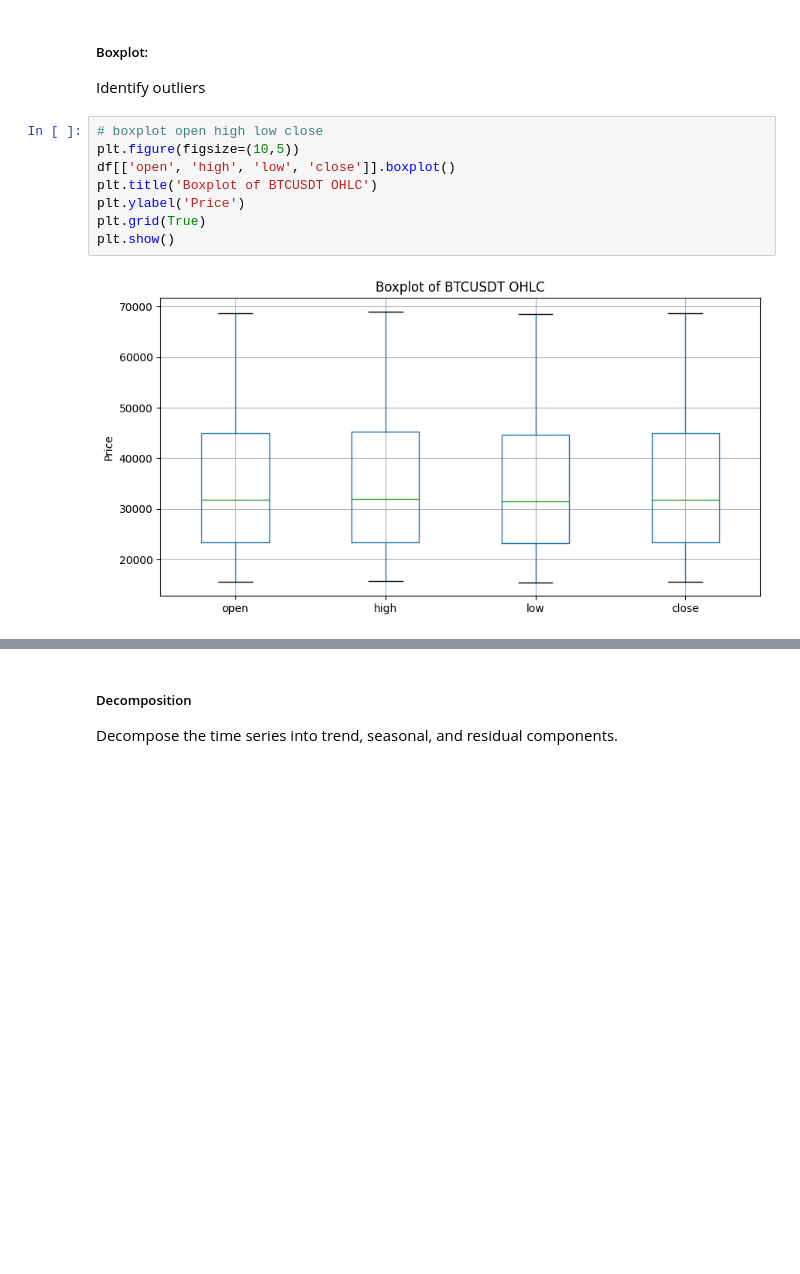
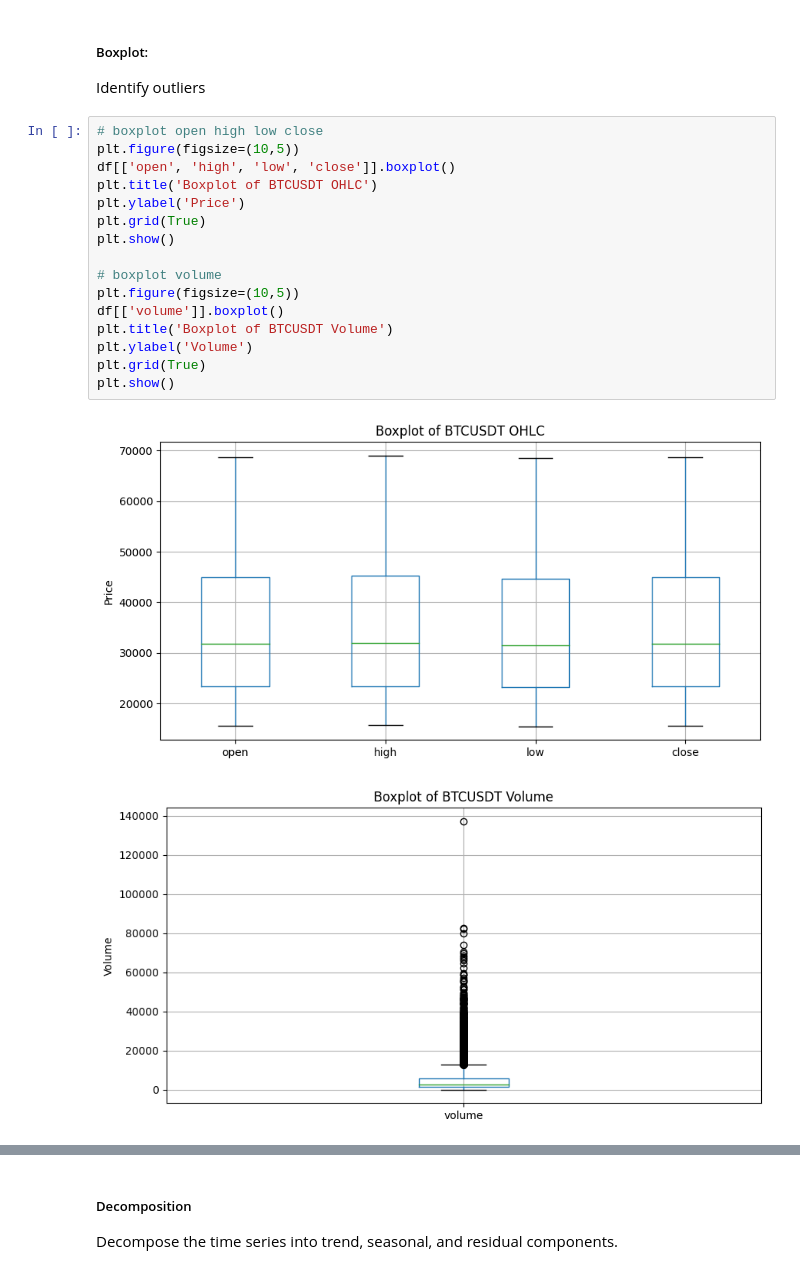
Before and after one commit to natapone/btc_live_price_prediction, a Jupyter notebook: 01_data_exploration.ipynb, the cells around one changed output, grey strips where cells are left out. Drawn from its saved outputs; the diff is of its cells as text; blank space fills up the shorter version.

```diff
--- a/01_data_exploration.ipynb
+++ b/01_data_exploration.ipynb
@@ -104,10 +114,19 @@ Identify outliers
 # %%
 # boxplot open high low close
 plt.figure(figsize=(10,5))
 df[['open', 'high', 'low', 'close']].boxplot()
 plt.title('Boxplot of BTCUSDT OHLC')
 plt.ylabel('Price')
 plt.grid(True)
 plt.show()
+
+# boxplot volume
+plt.figure(figsize=(10,5))
+df[['volume']].boxplot()
+plt.title('Boxplot of BTCUSDT Volume')
+plt.ylabel('Volume')
+plt.grid(True)
+plt.show()
 # %% [output]
 [figure]
+[figure, added]
```
Also changed, not shown: parts of 7 cells of this notebook, 1 other file.
